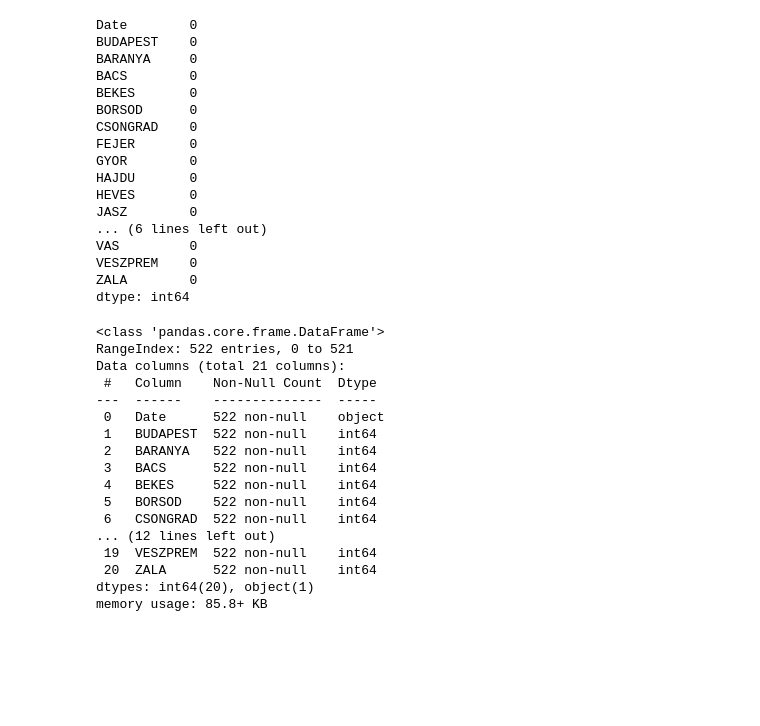
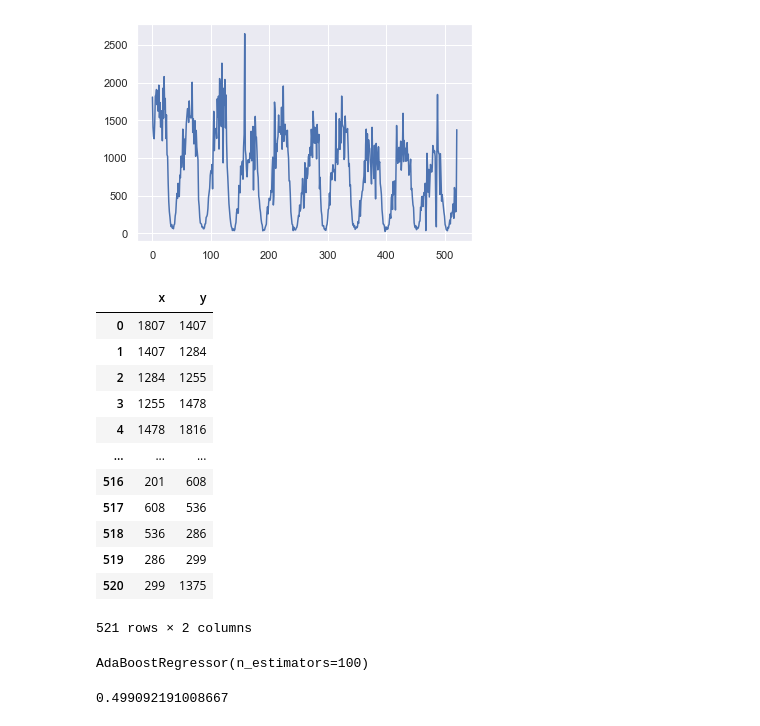
Before and after one commit to joaomvg/data-science-projects, a Jupyter notebook: chicken_pox.ipynb, the cells around one changed output. Saved outputs shown, nothing was run; the diff lists cells and outputs as text; code cells hidden in the pictures; blank space fills up the shorter version.

```diff
--- a/chicken_pox.ipynb
+++ b/chicken_pox.ipynb
@@ -1,5 +1,12 @@
 # %%
 import pandas as pd
 import numpy as np
+
+import matplotlib.pyplot as plt
+import seaborn as sns
+
+sns.set()
 # %%
 data=pd.read_csv('./HungarianChickenPox/hungary_chickenpox.csv')
+# %%
+week_total=data.sum(1)
@@ -5,0 +37,5 @@ data=pd.read_csv('./HungarianChickenPox/hungary_chickenpox.csv')
+# %%
+week_total.plot()
+plt.show()
+# %% [output]
+[figure, added]
@@ -6,40 +46,16 @@ data=pd.read_csv('./HungarianChickenPox/hungary_chickenpox.csv')
 # %%
-data.isna().sum()
+data
 # %% [output]
+|  | x | y |
+| 0 | 1807 | 1407 |
+| 1 | 1407 | 1284 |
+| 2 | 1284 | 1255 |
+| 3 | 1255 | 1478 |
+| 4 | 1478 | 1816 |
+| ... | ... | ... |
+| 516 | 201 | 608 |
+| 517 | 608 | 536 |
+| 518 | 536 | 286 |
+| 519 | 286 | 299 |
+| 520 | 299 | 1375 |
-Date        0
-BUDAPEST    0
-BARANYA     0
-BACS        0
-BEKES       0
-BORSOD      0
-CSONGRAD    0
-FEJER       0
-GYOR        0
-HAJDU       0
-HEVES       0
-JASZ        0
-... (6 lines left out)
-VAS         0
-VESZPREM    0
-ZALA        0
-dtype: int64
+521 rows × 2 columns
-# %%
-data.info()
-# %% [output]
-<class 'pandas.core.frame.DataFrame'>
-RangeIndex: 522 entries, 0 to 521
-Data columns (total 21 columns):
- #   Column    Non-Null Count  Dtype
----  ------    --------------  -----
- 0   Date      522 non-null    object
- 1   BUDAPEST  522 non-null    int64
- 2   BARANYA   522 non-null    int64
- 3   BACS      522 non-null    int64
- 4   BEKES     522 non-null    int64
- 5   BORSOD    522 non-null    int64
- 6   CSONGRAD  522 non-null    int64
-... (12 lines left out)
- 19  VESZPREM  522 non-null    int64
- 20  ZALA      522 non-null    int64
-dtypes: int64(20), object(1)
-memory usage: 85.8+ KB
@@ -45,0 +73,8 @@ memory usage: 85.8+ KB
+# %%
+ada.fit(xtrain.values.reshape(-1,1),ytrain)
+# %% [output]
+AdaBoostRegressor(n_estimators=100)
+# %%
+ada.score(xtest.values.reshape(-1,1),ytest)
+# %% [output]
+0.499092191008667
```
Also changed, not shown: parts of 12 cells of this notebook, 1 other file.
